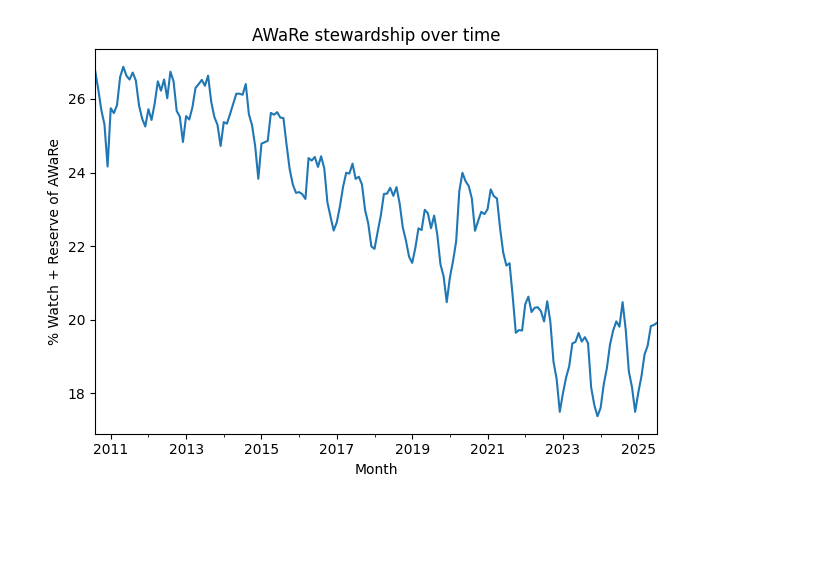
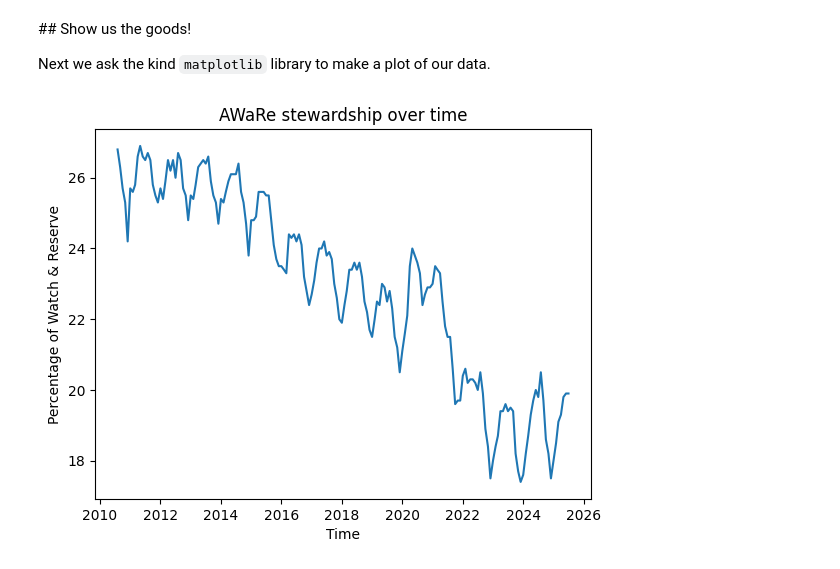
Before and after one commit to bennettoxford/openprescribing-template, a Jupyter notebook: lessons/lesson_15.ipynb, the cells around one changed output. Drawn from its saved outputs; the diff is of its cells as text; code cells hidden in the pictures; blank space fills up the shorter version.

```diff
--- a/lessons/lesson_15.ipynb
+++ b/lessons/lesson_15.ipynb
@@ -38,0 +138,2 @@ data
+# %%
+wide_format["numerator_items"] = wide_format["Watch"] + wide_format["Reserve"]
@@ -38,0 +144,6 @@ data
+# %%
+wide_format["denominator_items"] = (
+    wide_format["Access"]
+    + wide_format["Watch"]
+    + wide_format["Reserve"]
+)
@@ -38,0 +167,9 @@ data
+# %%
+wide_format["percent_watch_aware"] = (
+    wide_format["numerator_items"]
+    .div(wide_format["denominator_items"])
+    .mul(100)
+    .round(1)
+)
+
+wide_format
@@ -38,0 +194,4 @@ data
+# %%
+final_data = wide_format[["month", "percent_watch_aware"]]
+
+final_data
@@ -39,18 +212,27 @@ data
+# %% [markdown]
+## Show us the goods!
+
+Next we ask the kind `matplotlib` library to make a plot of our data.
 # %%
+# Import the plot module and call it 'plt'
 import matplotlib.pyplot as plt
-import pandas as pd
 
-data["month"] = pd.to_datetime(data["month"])
-ax = data.plot(
+# We create an `axes` object to put out data into
+ax = final_data.plot(
     x="month",
-    y="pct_watch_reserve_of_aware",
+    y="percent_watch_aware",
     kind="line",
     legend=False
 )
-ax.set_ylabel("% Watch + Reserve of AWaRe")
-ax.set_xlabel("Month")
+
+# We set out x and y axis labels
+ax.set_ylabel("Percentage of Watch & Reserve")
+ax.set_xlabel("Time")
+
+# We add a nice title
 ax.set_title("AWaRe stewardship over time")
-plt.tight_layout()
+
+# Plot it!
 plt.show()
 # %% [output]
-[figure, old version]
+[figure, new version]
```
Also changed, not shown: parts of 17 cells of this notebook, 2 other files.
